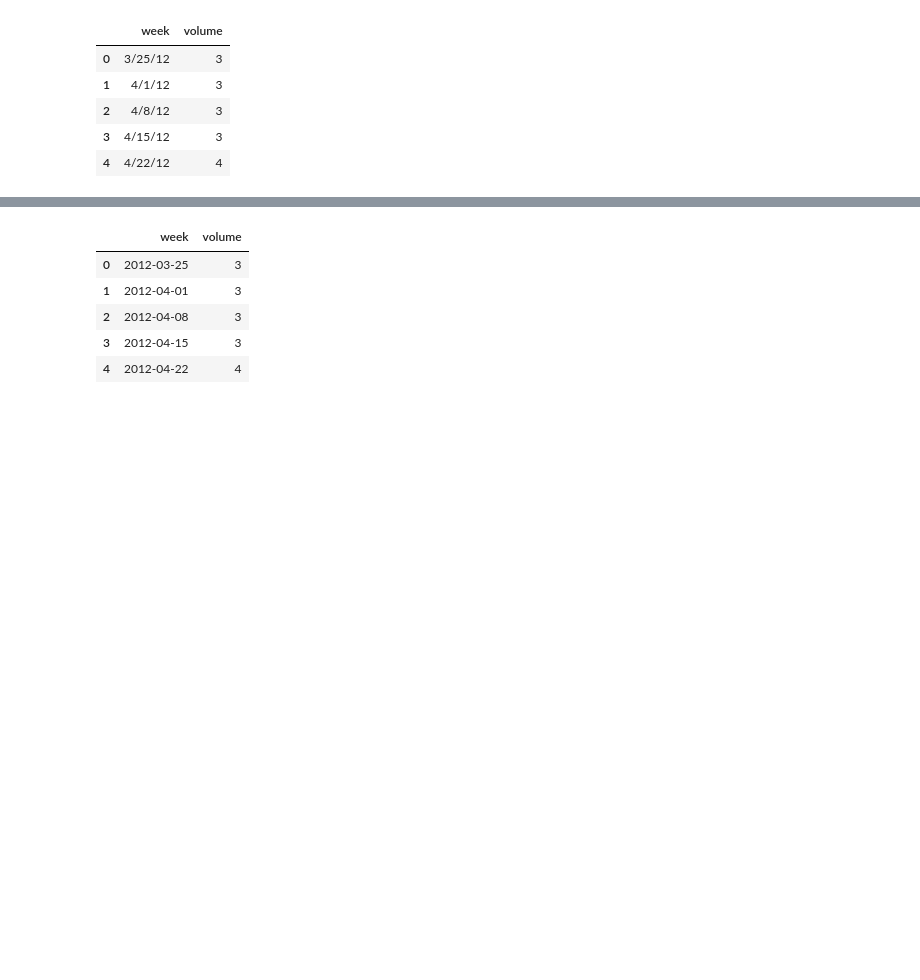
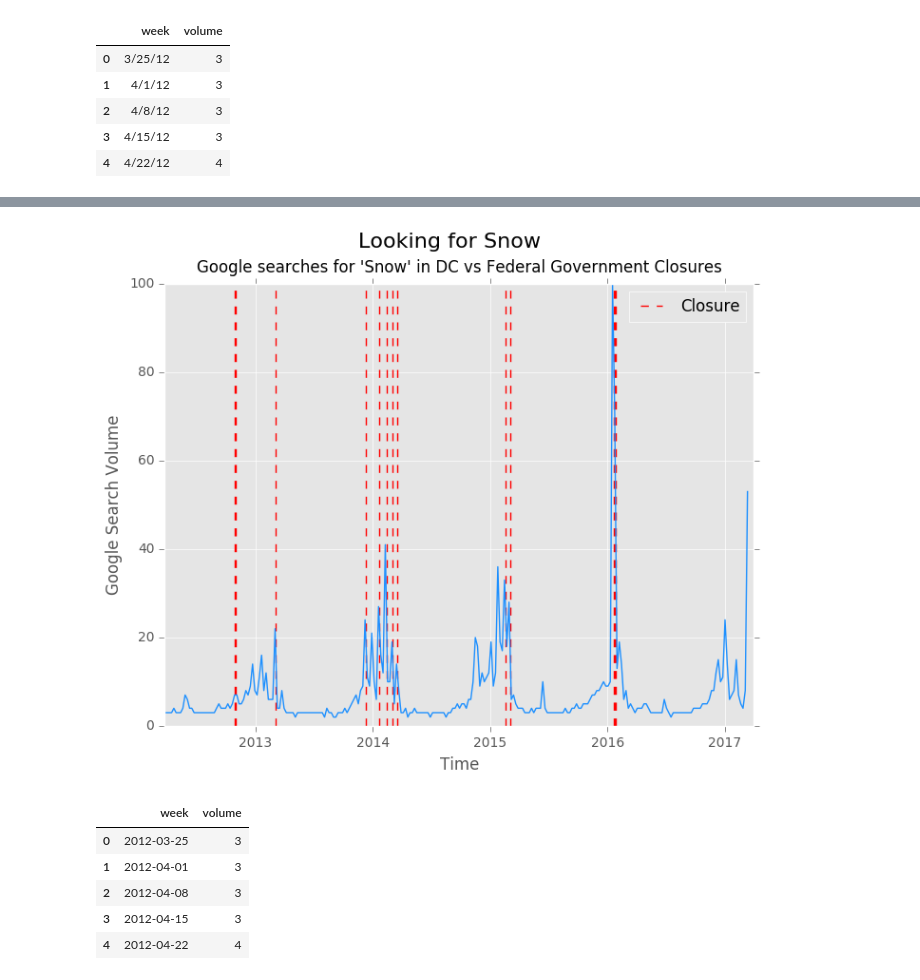
Before and after one commit to josephofiowa/zenzic, a Jupyter notebook: federal-snow/fed-closure-analysis.ipynb, the cells around one changed output, grey strips where cells are left out. Drawn from its saved outputs; the diff is of its cells as text; code cells hidden in the pictures; blank space fills up the shorter version.

```diff
--- a/federal-snow/fed-closure-analysis.ipynb
+++ b/federal-snow/fed-closure-analysis.ipynb
@@ -289,3 +302,21 @@ plt.show()
+# %%
+# get federal data to match
+opm_ts_12 = opm_ts['2012-03-25':]
+# %%
+# plot snow searches vs snow closures
+fig, ax = plt.subplots()
+ax.vlines(x=(opm_ts_12[opm_ts_12['closed'] == 1].index), ymin=0, ymax=100, color='red', linestyles='dashed', label='Closure')
+ax.plot(search_ts, color='dodgerblue')
+plt.xlim([search_ts.index.min(), '2017-04'])
+
+plt.suptitle("Looking for Snow", y=.99, size=16)
+plt.title("Google searches for 'Snow' in DC vs Federal Government Closures", y=1.01, size=12)
+plt.xlabel('Time')
+plt.ylabel('Google Search Volume')
+plt.legend(loc='best')
+plt.show()
+# %% [output]
+[figure, added]
 # %%
 search.head()
 # %% [output]
```
Also changed, not shown: parts of 5 cells of this notebook.
